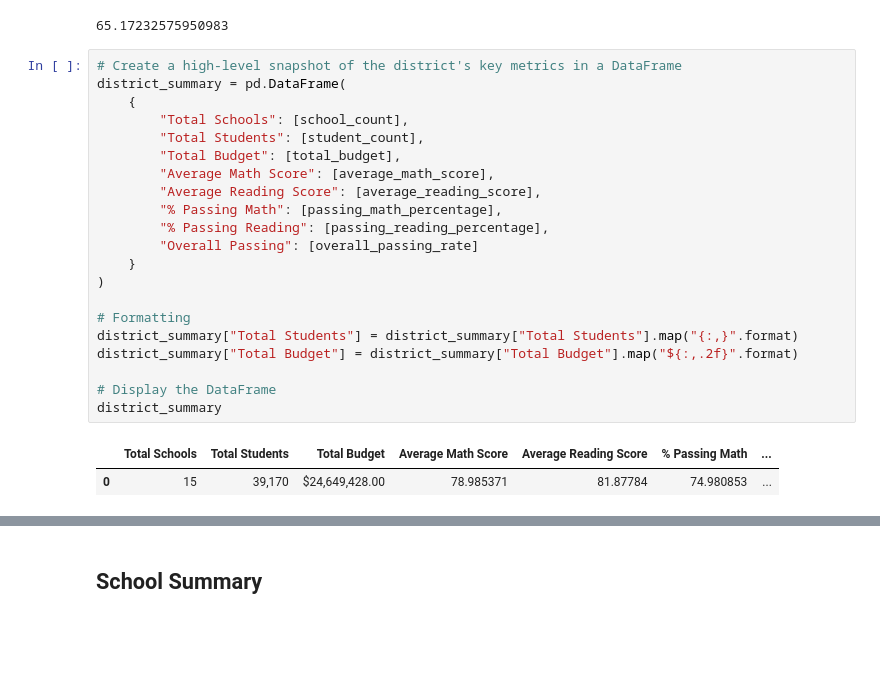
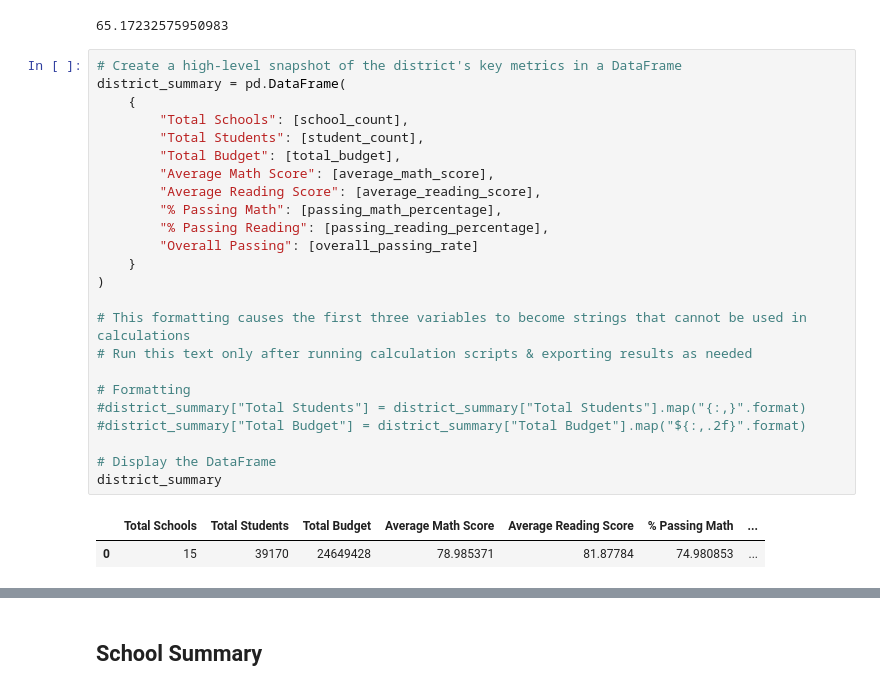
Before and after one commit to maryemackin/pandas-challenge, a Jupyter notebook: PyCitySchools/PyCitySchools.ipynb, the cells around one changed output, grey strips where cells are left out. Drawn from its saved outputs; the diff is of its cells as text; blank space fills up the shorter version.

```diff
--- a/PyCitySchools/PyCitySchools.ipynb
+++ b/PyCitySchools/PyCitySchools.ipynb
@@ -129,24 +129,27 @@ overall_passing_rate
 # %%
 # Create a high-level snapshot of the district's key metrics in a DataFrame
 district_summary = pd.DataFrame(
     {
         "Total Schools": [school_count],
         "Total Students": [student_count],
         "Total Budget": [total_budget],
         "Average Math Score": [average_math_score],
         "Average Reading Score": [average_reading_score],
         "% Passing Math": [passing_math_percentage],
         "% Passing Reading": [passing_reading_percentage],
         "Overall Passing": [overall_passing_rate]
     }
 )
 
+# This formatting causes the first three variables to become strings that cannot be used in calculations
+# Run this text only after running calculation scripts & exporting results as needed
+
 # Formatting
-district_summary["Total Students"] = district_summary["Total Students"].map("{:,}".format)
-district_summary["Total Budget"] = district_summary["Total Budget"].map("${:,.2f}".format)
+#district_summary["Total Students"] = district_summary["Total Students"].map("{:,}".format)
+#district_summary["Total Budget"] = district_summary["Total Budget"].map("${:,.2f}".format)
 
 # Display the DataFrame
 district_summary
 # %% [output]
 |  | Total Schools | Total Students | Total Budget | Average Math Score | Average Reading Score | % Passing Math | ... |
-| 0 | 15 | 39,170 | $24,649,428.00 | 78.985371 | 81.87784 | 74.980853 | ... |
+| 0 | 15 | 39170 | 24649428 | 78.985371 | 81.87784 | 74.980853 | ... |
```
Also changed, not shown: parts of 16 cells of this notebook.
